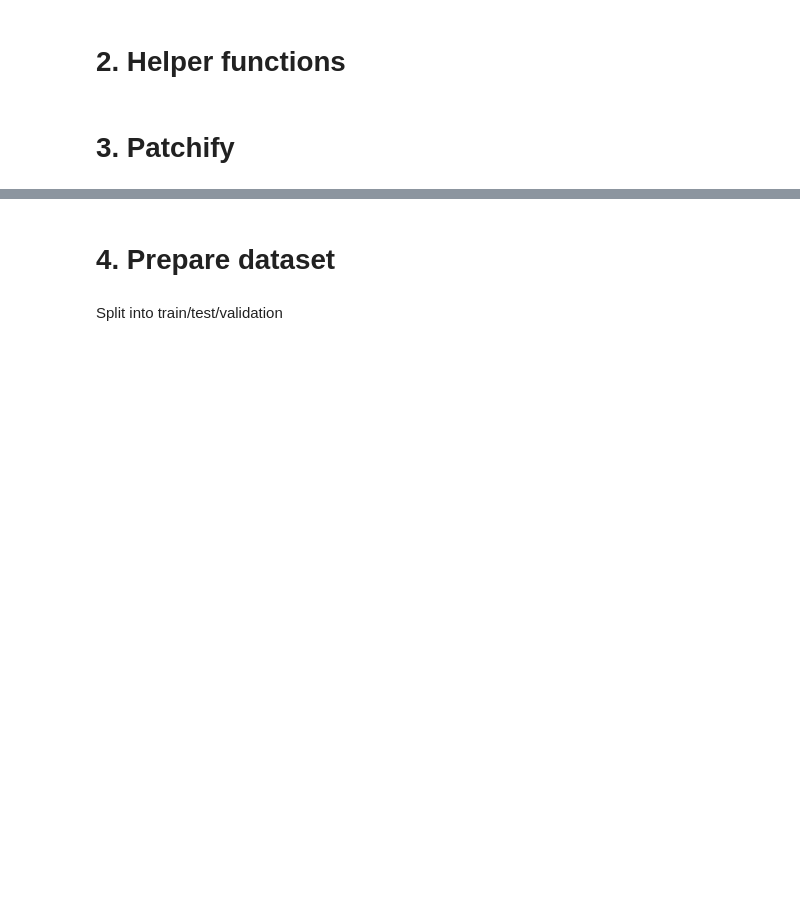
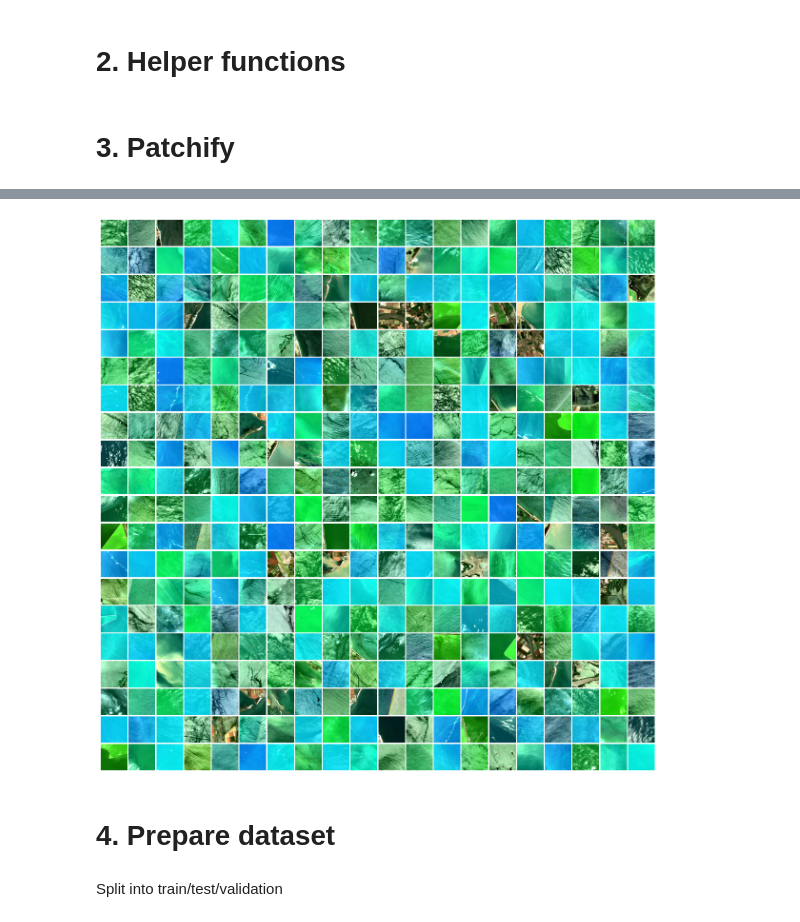
Before and after one commit to germanasergi/mucilage-detection, a Jupyter notebook: src/split_train_test.ipynb, the cells around one changed output, grey strips where cells are left out. Drawn from its saved outputs; the diff is of its cells as text; code cells hidden in the pictures; blank space fills up the shorter version.

Commit message:
Patchify update

```diff
--- a/src/split_train_test.ipynb
+++ b/src/split_train_test.ipynb
@@ -17,6 +24,12 @@ BANDS = ["b02", "b03", "b04", "b8a", "b11", "b12", 'amei', 'ndwi']  # Blue, Gree
 
 # zarr files
 zarr_files = glob.glob(os.path.join(DATA_DIR, "*.zarr"))
+
+# Select month
+june_files = [
+    f for f in zarr_files
+    if os.path.basename(f).split("_")[2][:8][4:6] == "06"
+]
 # %% [markdown]
 # 2. Helper functions
 # %%
@@ -136,0 +241,10 @@ Error:
+# %%
+# Generate water mask
+# NOTE: here the water mask is generated from the first file and kept for all the others
+
+dt = xr.open_datatree(june_files[0], engine="zarr", mask_and_scale=False)
+scl = resample_to_10m(dt, 'scl', 'b04', folder='conditions') # 10m resolution
+scl = scl.squeeze().values
+water_mask = (scl == 6)
+
+patches = process_folder_opt(june_files, BANDS, water_mask)
@@ -137,3 +257,7 @@ Error:
+# %%
+plot_patch_grid(patches, n=20, rgb_idx=(2,1,0))
+# %% [output]
+[figure, added]
 # %% [markdown]
 # 4. Prepare dataset
 # %% [markdown]
```
Also changed, not shown: parts of 10 cells of this notebook, 3 other files.
